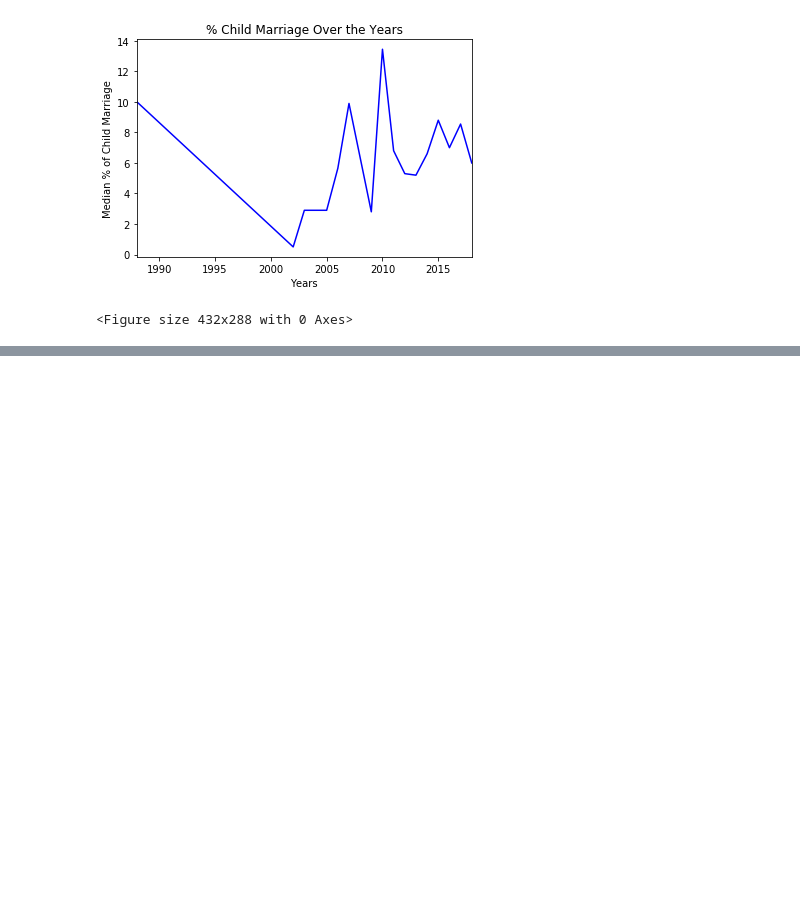
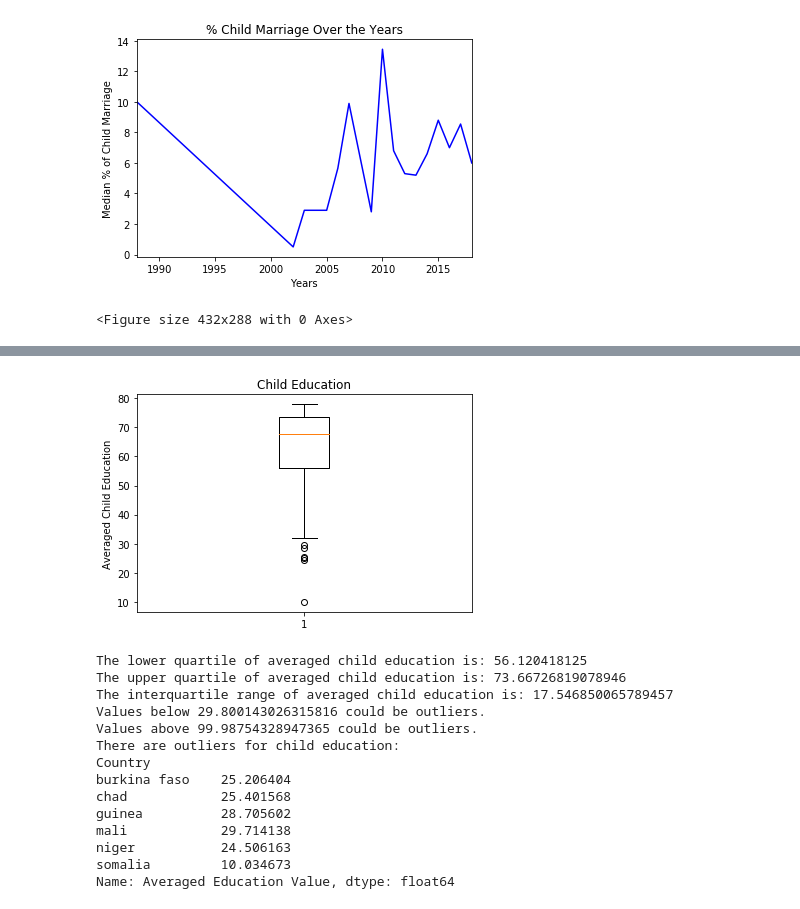
Before and after one commit to Hph7/Project1, a Jupyter notebook: project1.ipynb, the cells around one changed output, grey strips where cells are left out. Cells and saved outputs as stored; diff of their text form; code cells hidden in the pictures; blank space fills up the shorter version.

```diff
--- a/project1.ipynb
+++ b/project1.ipynb
@@ -141,2 +262,43 @@ Ttest_indResult(statistic=-2704.2423148013004, pvalue=0.0)
+# %%
+# Boxplot for child education
+fig1, ax1 = plt.subplots()
+ax1.set_title('Child Education')
+ax1.set_ylabel('Averaged Child Education')
+value=childmarriage_and_education["Averaged Education Value"]
+ax1.boxplot(value)
+plt.show()
+# Give quartile calculations
+quartiles = value.quantile([.25,.5,.75])
+lowerq = quartiles[0.25]
+upperq = quartiles[0.75]
+iqr = upperq-lowerq
+# Print result for Campomulin
+print(f"The lower quartile of averaged child education is: {lowerq}")
+print(f"The upper quartile of averaged child education is: {upperq}")
+print(f"The interquartile range of averaged child education is: {iqr}")
+
+lower_bound = lowerq - (1.5*iqr)
+upper_bound = upperq + (1.5*iqr)
+print(f"Values below {lower_bound} could be outliers.")
+print(f"Values above {upper_bound} could be outliers.")
+outliers=value.loc[value < 29.800143026315816]
+print(f"There are outliers for child education:")
+print(outliers)
+# %% [output]
+[figure, added]
+The lower quartile of averaged child education is: 56.120418125
+The upper quartile of averaged child education is: 73.66726819078946
+The interquartile range of averaged child education is: 17.546850065789457
+Values below 29.800143026315816 could be outliers.
+Values above 99.98754328947365 could be outliers.
+There are outliers for child education:
+Country
+burkina faso    25.206404
+chad            25.401568
+guinea          28.705602
+mali            29.714138
+niger           24.506163
+somalia         10.034673
+Name: Averaged Education Value, dtype: float64
 # %%
 # Question 3: What is the geographical impact on child marriage and education? (heat map one for education and one for child marriage)
```
Also changed, not shown: parts of 16 cells of this notebook, 2 other files.
